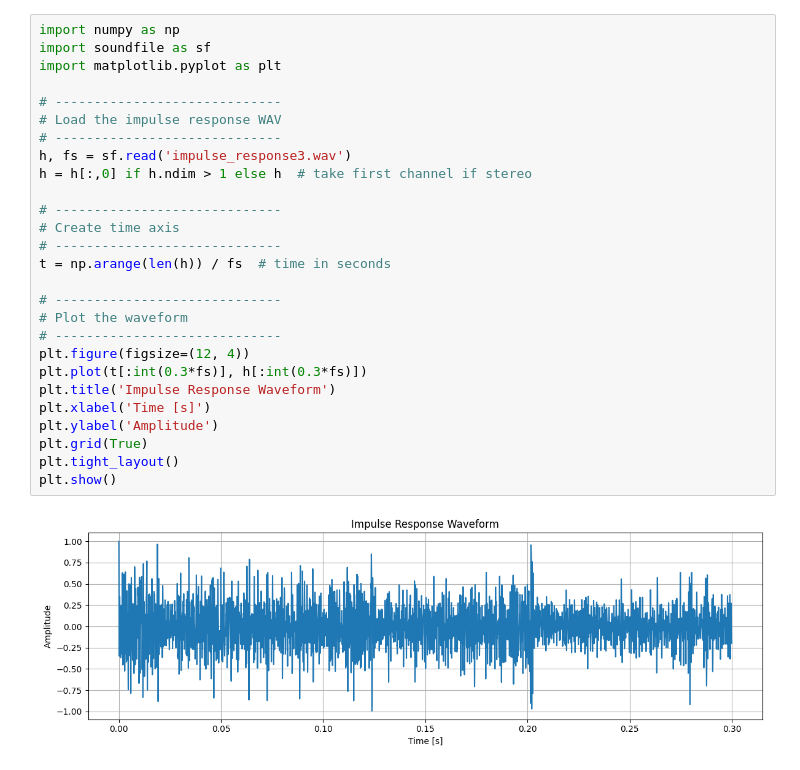
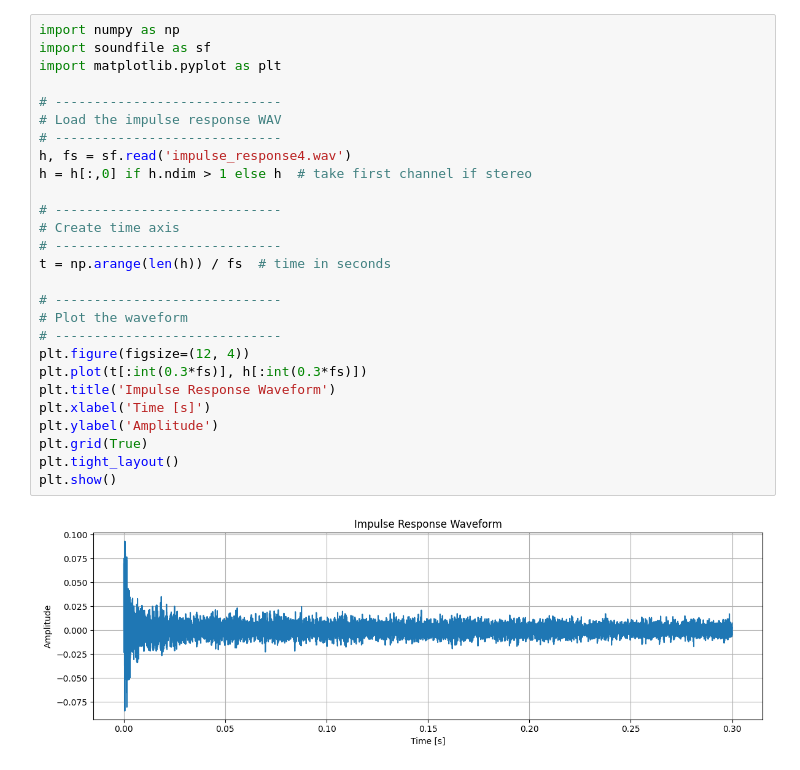
Before and after one commit to tnrint/SnS, a Jupyter notebook: WaveFormEcho.ipynb, the cells around one changed output. Cells and saved outputs as stored; diff of their text form.

```diff
--- a/WaveFormEcho.ipynb
+++ b/WaveFormEcho.ipynb
@@ -1,29 +1,29 @@
 # %%
 import numpy as np
 import soundfile as sf
 import matplotlib.pyplot as plt
 
 # -----------------------------
 # Load the impulse response WAV
 # -----------------------------
-h, fs = sf.read('impulse_response3.wav')
+h, fs = sf.read('impulse_response4.wav')
 h = h[:,0] if h.ndim > 1 else h  # take first channel if stereo
 
 # -----------------------------
 # Create time axis
 # -----------------------------
 t = np.arange(len(h)) / fs  # time in seconds
 
 # -----------------------------
 # Plot the waveform
 # -----------------------------
 plt.figure(figsize=(12, 4))
 plt.plot(t[:int(0.3*fs)], h[:int(0.3*fs)])
 plt.title('Impulse Response Waveform')
 plt.xlabel('Time [s]')
 plt.ylabel('Amplitude')
 plt.grid(True)
 plt.tight_layout()
 plt.show()
 # %% [output]
-[figure, old version]
+[figure, new version]
```
Also changed, not shown: 9 other files.
